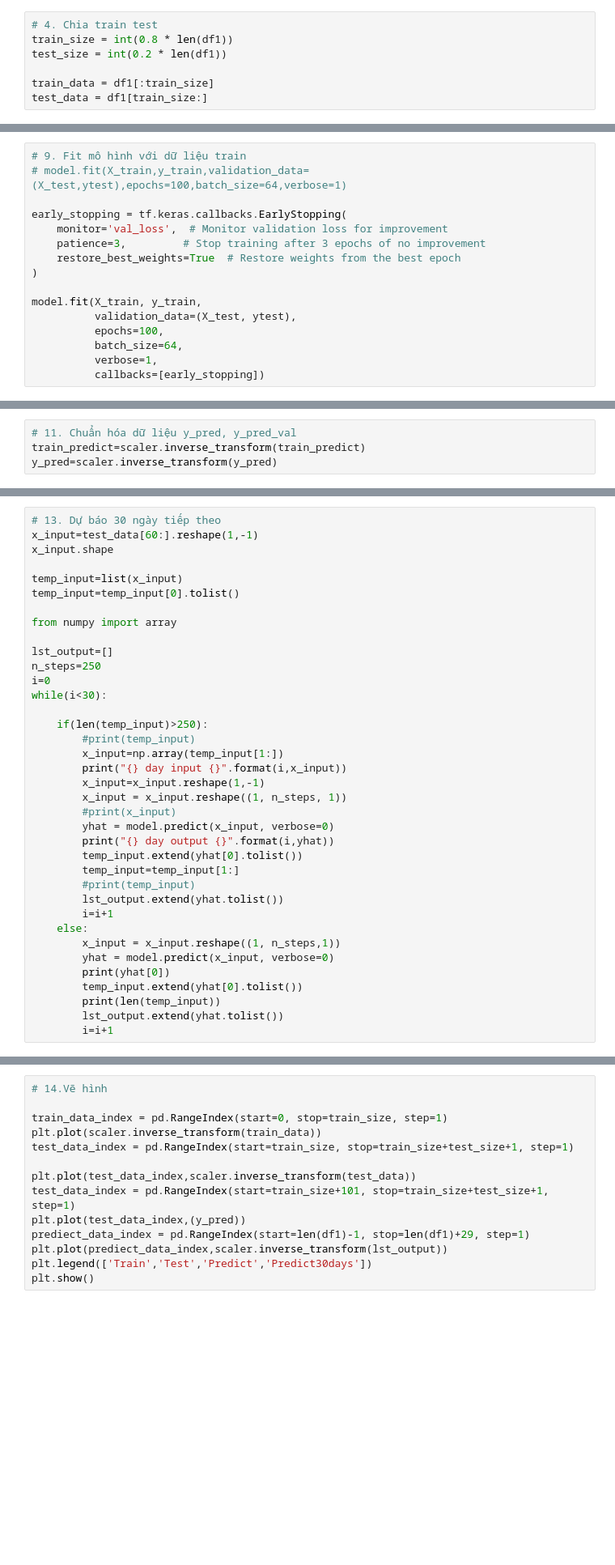
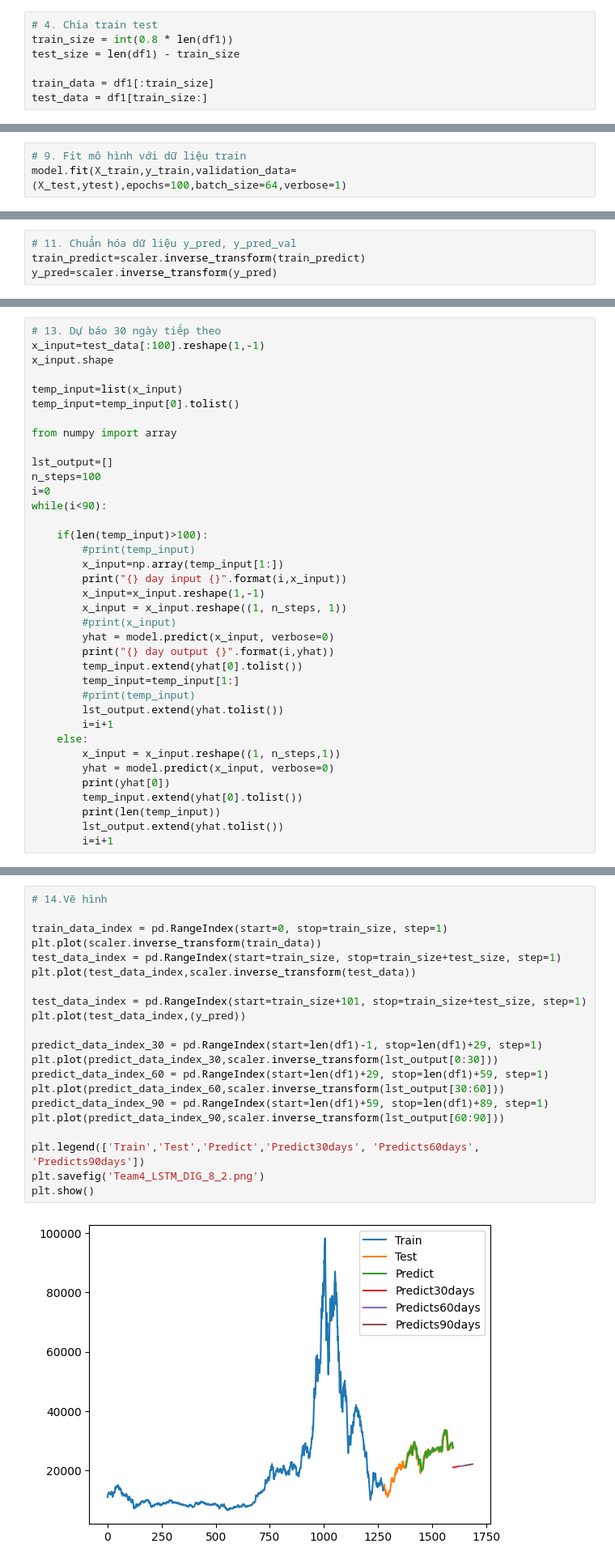
Before and after one commit to duonguwu/IS403_O21_04, a Jupyter notebook: Model/LSTM/Team4_LSTM_DIG_8_2.ipynb, the cells around one changed output, grey strips where cells are left out. Shown at 81% size. Drawn from its saved outputs; the diff is of its cells as text; blank space fills up the shorter version.

```diff
--- a/Model/LSTM/Team4_LSTM_DIG_8_2.ipynb
+++ b/Model/LSTM/Team4_LSTM_DIG_8_2.ipynb
@@ -42,7 +42,7 @@ df1=scaler.fit_transform(np.array(df1).reshape(-1,1))
 # %%
 # 4. Chia train test
 train_size = int(0.8 * len(df1))
-test_size = int(0.2 * len(df1))
+test_size = len(df1) - train_size
 
 train_data = df1[:train_size]
 test_data = df1[train_size:]
@@ -98,19 +84,6 @@ model.add(Dense(1))
 model.compile(loss='mean_squared_error', optimizer='adam')
 # %%
 # 9. Fit mô hình với dữ liệu train
-# model.fit(X_train,y_train,validation_data=(X_test,ytest),epochs=100,batch_size=64,verbose=1)
-
-early_stopping = tf.keras.callbacks.EarlyStopping(
-    monitor='val_loss',  # Monitor validation loss for improvement
-    patience=3,         # Stop training after 3 epochs of no improvement
-    restore_best_weights=True  # Restore weights from the best epoch
-)
-
-model.fit(X_train, y_train,
-          validation_data=(X_test, ytest),
-          epochs=100,
-          batch_size=64,
-          verbose=1,
-          callbacks=[early_stopping])
+model.fit(X_train,y_train,validation_data=(X_test,ytest),epochs=100,batch_size=64,verbose=1)
 # %% [output]
 Epoch 1/100
@@ -162,6 +136,6 @@ Testing MAE: 25031.449088483285
 # %%
 # 13. Dự báo 30 ngày tiếp theo
-x_input=test_data[60:].reshape(1,-1)
+x_input=test_data[:100].reshape(1,-1)
 x_input.shape
 
 temp_input=list(x_input)
@@ -170,11 +144,11 @@ temp_input=temp_input[0].tolist()
 from numpy import array
 
 lst_output=[]
-n_steps=250
+n_steps=100
 i=0
-while(i<30):
+while(i<90):
 
-    if(len(temp_input)>250):
+    if(len(temp_input)>100):
         #print(temp_input)
         x_input=np.array(temp_input[1:])
         print("{} day input {}".format(i,x_input))
@@ -217,14 +191,23 @@ while(i<30):
 # %%
 # 14.Vẽ hình
 
 train_data_index = pd.RangeIndex(start=0, stop=train_size, step=1)
 plt.plot(scaler.inverse_transform(train_data))
-test_data_index = pd.RangeIndex(start=train_size, stop=train_size+test_size+1, step=1)
+test_data_index = pd.RangeIndex(start=train_size, stop=train_size+test_size, step=1)
+plt.plot(test_data_index,scaler.inverse_transform(test_data))
 
-plt.plot(test_data_index,scaler.inverse_transform(test_data))
-test_data_index = pd.RangeIndex(start=train_size+101, stop=train_size+test_size+1, step=1)
+test_data_index = pd.RangeIndex(start=train_size+101, stop=train_size+test_size, step=1)
 plt.plot(test_data_index,(y_pred))
-prediect_data_index = pd.RangeIndex(start=len(df1)-1, stop=len(df1)+29, step=1)
-plt.plot(prediect_data_index,scaler.inverse_transform(lst_output))
-plt.legend(['Train','Test','Predict','Predict30days'])
+
+predict_data_index_30 = pd.RangeIndex(start=len(df1)-1, stop=len(df1)+29, step=1)
+plt.plot(predict_data_index_30,scaler.inverse_transform(lst_output[0:30]))
+predict_data_index_60 = pd.RangeIndex(start=len(df1)+29, stop=len(df1)+59, step=1)
+plt.plot(predict_data_index_60,scaler.inverse_transform(lst_output[30:60]))
+predict_data_index_90 = pd.RangeIndex(start=len(df1)+59, stop=len(df1)+89, step=1)
+plt.plot(predict_data_index_90,scaler.inverse_transform(lst_output[60:90]))
+
+plt.legend(['Train','Test','Predict','Predict30days', 'Predicts60days', 'Predicts90days'])
+plt.savefig('Team4_LSTM_DIG_8_2.png')
 plt.show()
+# %% [output]
+[figure, added]
```
Also changed, not shown: parts of 10 cells of this notebook, 13 other files.
